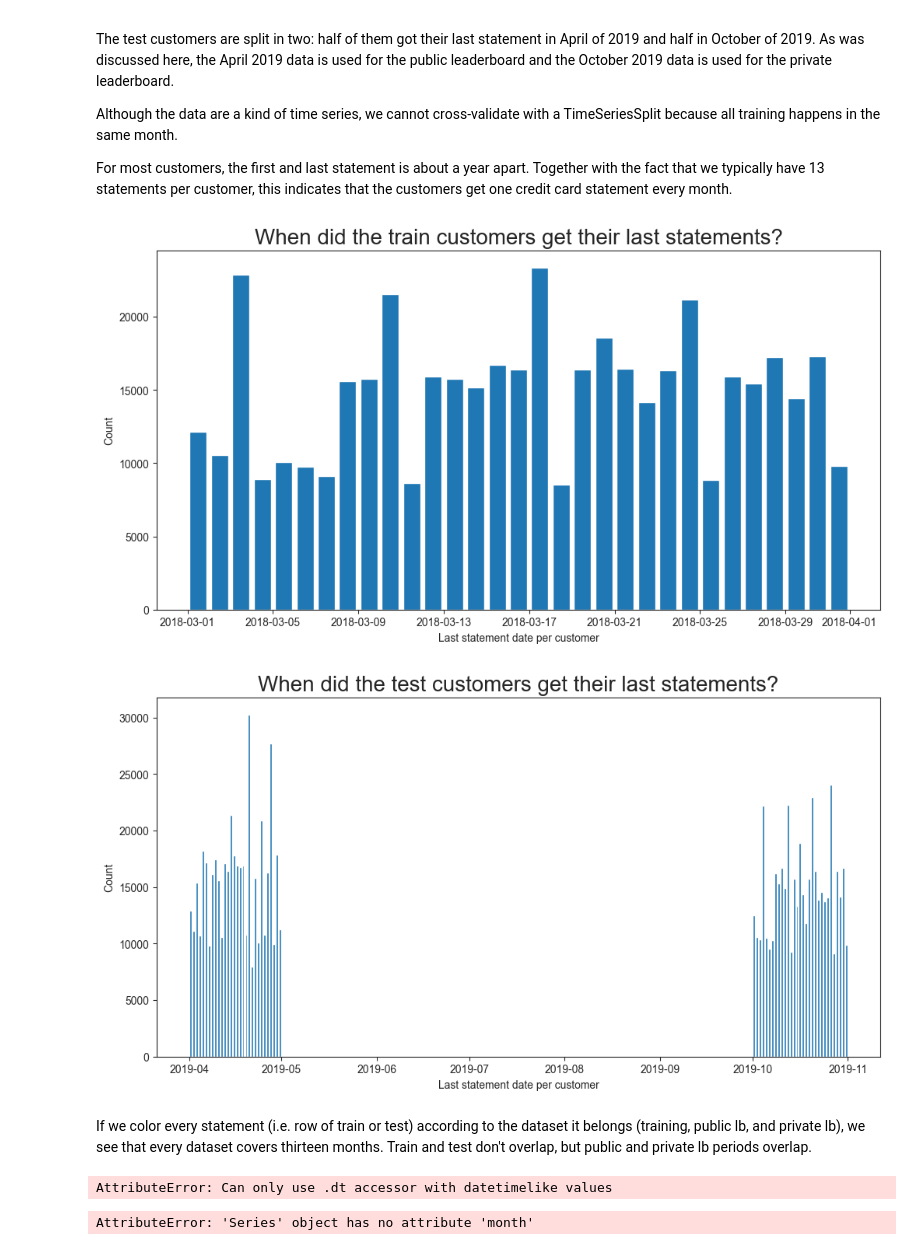
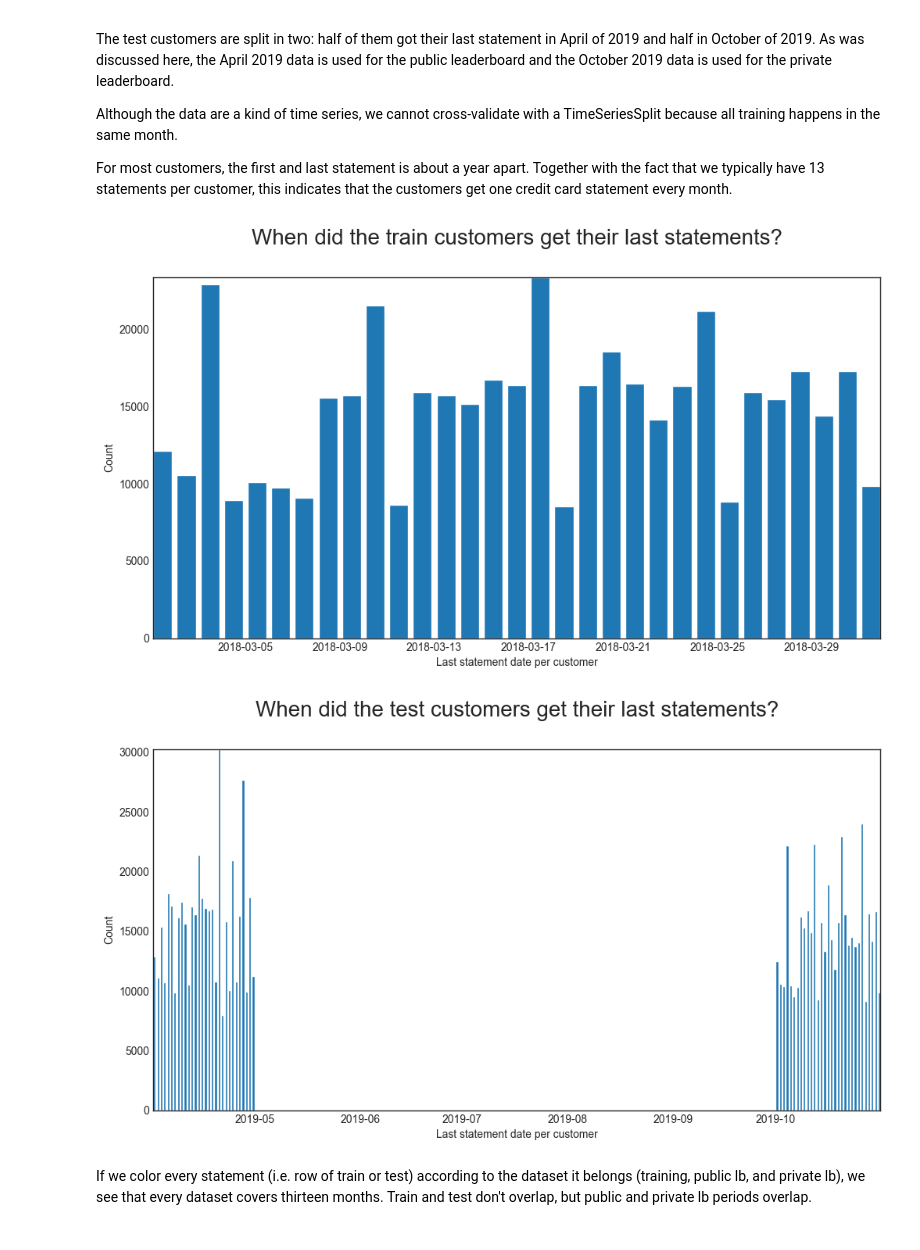
Before and after one commit to Dr-Spicy/AMEX_Default, a Jupyter notebook: Notebook.ipynb, the cells around one changed output. Cells and saved outputs as stored; diff of their text form; code cells hidden in the pictures.

```diff
--- a/Notebook.ipynb
+++ b/Notebook.ipynb
@@ -101,9 +102,9 @@ y_train['customer_ID'] = y_train['customer_ID'].str[-16:].apply(lambda x: int(x,
 X_train = pd.read_parquet('data/train.parquet')
 # Reduce the DTYPE of customer_ID AND S_2 convert to date
 X_train['customer_ID'] = X_train['customer_ID'].str[-16:].apply(lambda x: int(x, 16)).astype(np.int64).astype('category')
-X_train['S_2'] = pd.to_datetime(X_train['S_2']).dt.date
+X_train['S_2'] = pd.to_datetime(X_train['S_2'])
 # Fill NaN values
-X_train.fillna(NAN_VALUE, inplace=True)
+# X_train.fillna(NAN_VALUE, inplace=True)
 
 with pd.option_context("display.min_rows", 4):
     display(X_train)
@@ -202,18 +218,18 @@ Although the data are a kind of time series, we cannot cross-validate with a Tim
 
 For most customers, the first and last statement is about a year apart. Together with the fact that we typically have 13 statements per customer, this indicates that the customers get one credit card statement every month.
 # %%
-train_last_date = X_train.S_2.groupby(X_train.customer_ID).max()
+train_last_date = X_train.S_2.groupby(X_train.customer_ID, observed=False).max()
 plt.hist(train_last_date, bins=pd.date_range("2018-03-01", "2018-04-01", freq="d"),
          rwidth=0.8)
 plt.title('When did the train customers get their last statements?', fontsize=20)
 plt.xlabel('Last statement date per customer')
 plt.ylabel('Count')
 plt.show()
 del train_last_date
 # %% [output]
-[figure, old version]
+[figure, new version]
 # %%
-test_last_date = X_test.S_2.groupby(X_test.customer_ID).max()
+test_last_date = X_test.S_2.groupby(X_test.customer_ID, observed=False).max()
 plt.hist(test_last_date, bins=pd.date_range("2019-04-01", "2019-11-01", freq="d"),
          rwidth=0.74)
 plt.title('When did the test customers get their last statements?', fontsize=20)
@@ -222,6 +238,6 @@ plt.ylabel('Count')
 plt.show()
 del test_last_date
 # %% [output]
-[figure, old version]
+[figure, new version]
 # %% [markdown]
 If we color every statement (i.e. row of train or test) according to the dataset it belongs (training, public lb, and private lb), we see that every dataset covers thirteen months. Train and test don't overlap, but public and private lb periods overlap.
@@ -231,9 +243,0 @@ temp.set_index('customer_ID', inplace=True)
-# %%
-# for each customer_ID, get the last statement date's month value using groupby
-temp = temp.groupby(temp.index).S_2.max().dt.month
-# %% [output]
-AttributeError: Can only use .dt accessor with datetimelike values
-# %%
-temp['last_month'] = temp.groupby('customer_ID').S_2.max().month
-# %% [output]
-AttributeError: 'Series' object has no attribute 'month'
```
Also changed, not shown: parts of 49 cells of this notebook.
